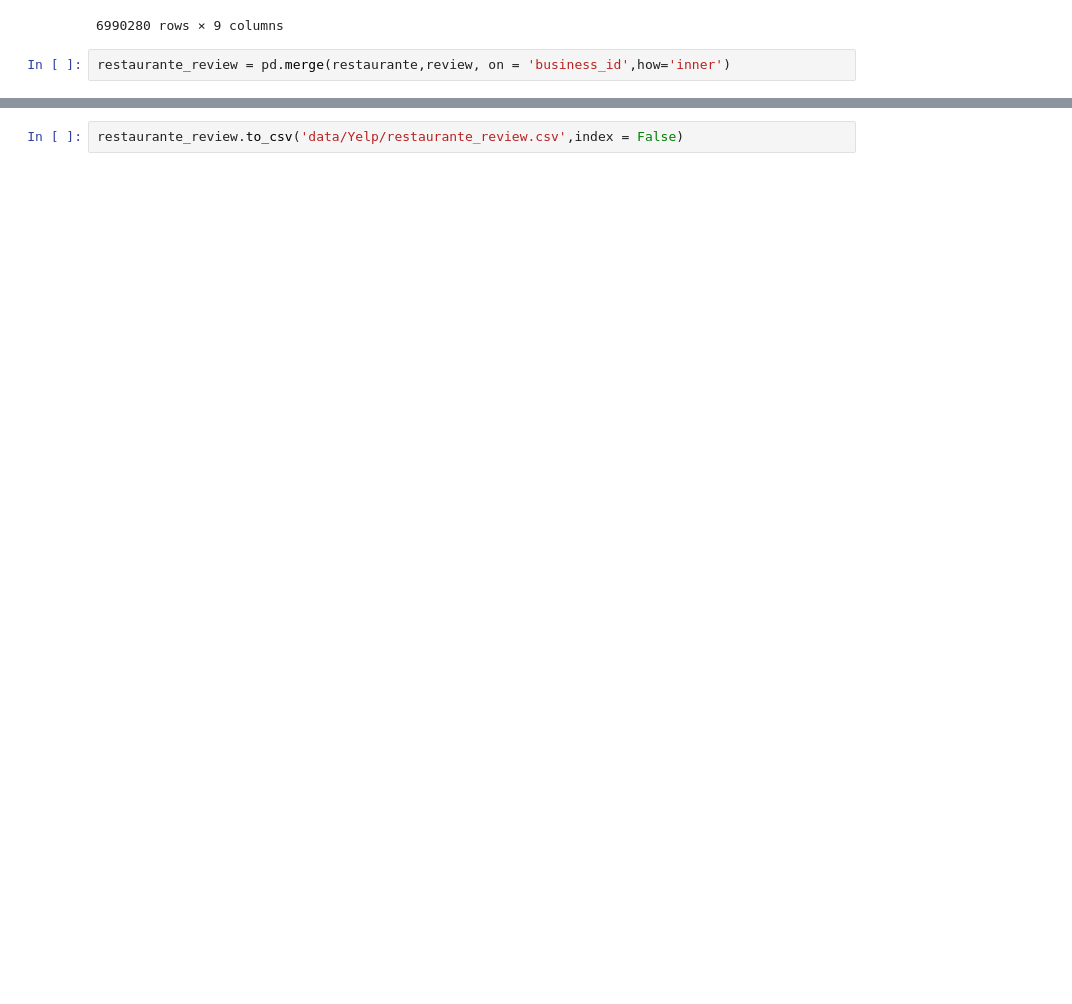
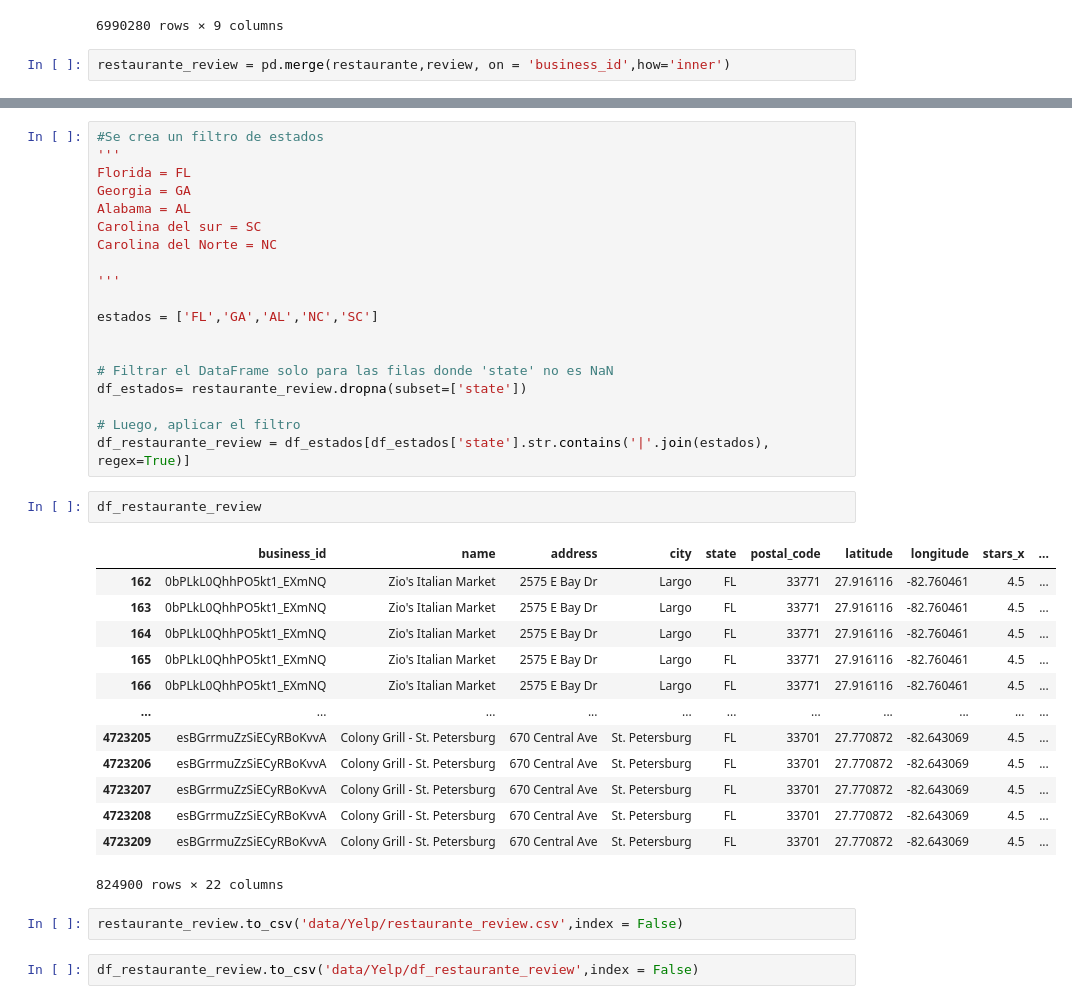
Before and after one commit to camillaneza/PF_Google_Yelp, a Jupyter notebook: ETL_Yelp.ipynb, the cells around one changed output, grey strips where cells are left out. Saved outputs shown, nothing was run; the diff lists cells and outputs as text; blank space fills up the shorter version.

```diff
--- a/ETL_Yelp.ipynb
+++ b/ETL_Yelp.ipynb
@@ -403,2 +421,39 @@ restaurante_review = pd.merge(restaurante,review, on = 'business_id',how='inner'
+# %%
+#Se crea un filtro de estados
+'''
+Florida = FL
+Georgia = GA
+Alabama = AL
+Carolina del sur = SC
+Carolina del Norte = NC
+
+'''
+
+estados = ['FL','GA','AL','NC','SC']
+
+
+# Filtrar el DataFrame solo para las filas donde 'state' no es NaN
+df_estados= restaurante_review.dropna(subset=['state'])
+
+# Luego, aplicar el filtro
+df_restaurante_review = df_estados[df_estados['state'].str.contains('|'.join(estados), regex=True)]
+# %%
+df_restaurante_review
+# %% [output]
+|  | business_id | name | address | city | state | postal_code | latitude | longitude | stars_x | ... |
+| 162 | 0bPLkL0QhhPO5kt1_EXmNQ | Zio's Italian Market | 2575 E Bay Dr | Largo | FL | 33771 | 27.916116 | -82.760461 | 4.5 | ... |
+| 163 | 0bPLkL0QhhPO5kt1_EXmNQ | Zio's Italian Market | 2575 E Bay Dr | Largo | FL | 33771 | 27.916116 | -82.760461 | 4.5 | ... |
+| 164 | 0bPLkL0QhhPO5kt1_EXmNQ | Zio's Italian Market | 2575 E Bay Dr | Largo | FL | 33771 | 27.916116 | -82.760461 | 4.5 | ... |
+| 165 | 0bPLkL0QhhPO5kt1_EXmNQ | Zio's Italian Market | 2575 E Bay Dr | Largo | FL | 33771 | 27.916116 | -82.760461 | 4.5 | ... |
+| 166 | 0bPLkL0QhhPO5kt1_EXmNQ | Zio's Italian Market | 2575 E Bay Dr | Largo | FL | 33771 | 27.916116 | -82.760461 | 4.5 | ... |
+| ... | ... | ... | ... | ... | ... | ... | ... | ... | ... | ... |
+| 4723205 | esBGrrmuZzSiECyRBoKvvA | Colony Grill - St. Petersburg | 670 Central Ave | St. Petersburg | FL | 33701 | 27.770872 | -82.643069 | 4.5 | ... |
+| 4723206 | esBGrrmuZzSiECyRBoKvvA | Colony Grill - St. Petersburg | 670 Central Ave | St. Petersburg | FL | 33701 | 27.770872 | -82.643069 | 4.5 | ... |
+| 4723207 | esBGrrmuZzSiECyRBoKvvA | Colony Grill - St. Petersburg | 670 Central Ave | St. Petersburg | FL | 33701 | 27.770872 | -82.643069 | 4.5 | ... |
+| 4723208 | esBGrrmuZzSiECyRBoKvvA | Colony Grill - St. Petersburg | 670 Central Ave | St. Petersburg | FL | 33701 | 27.770872 | -82.643069 | 4.5 | ... |
+| 4723209 | esBGrrmuZzSiECyRBoKvvA | Colony Grill - St. Petersburg | 670 Central Ave | St. Petersburg | FL | 33701 | 27.770872 | -82.643069 | 4.5 | ... |
+824900 rows × 22 columns
 # %%
 restaurante_review.to_csv('data/Yelp/restaurante_review.csv',index = False)
+# %%
+df_restaurante_review.to_csv('data/Yelp/df_restaurante_review',index = False)
```
Also changed, not shown: parts of 3 cells of this notebook.
